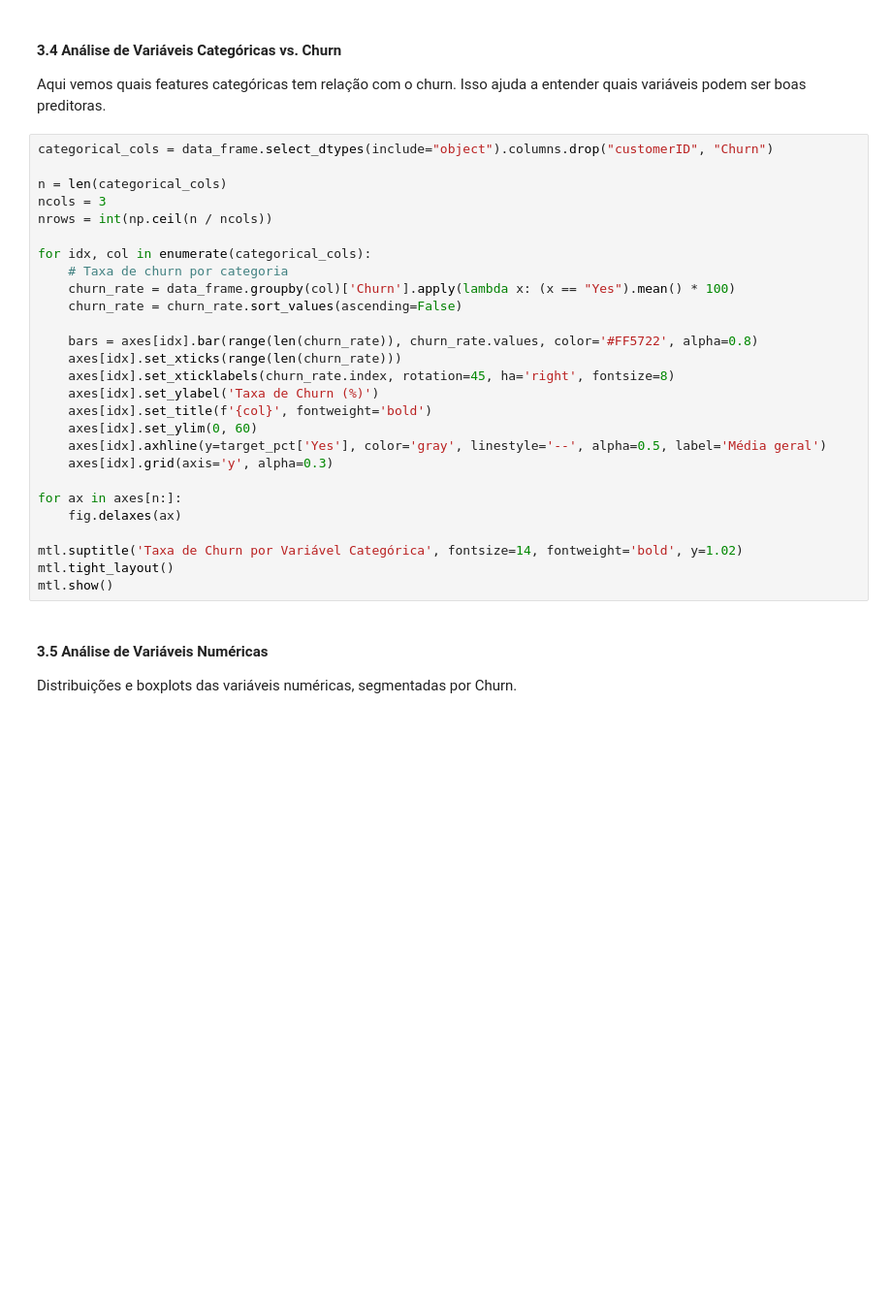
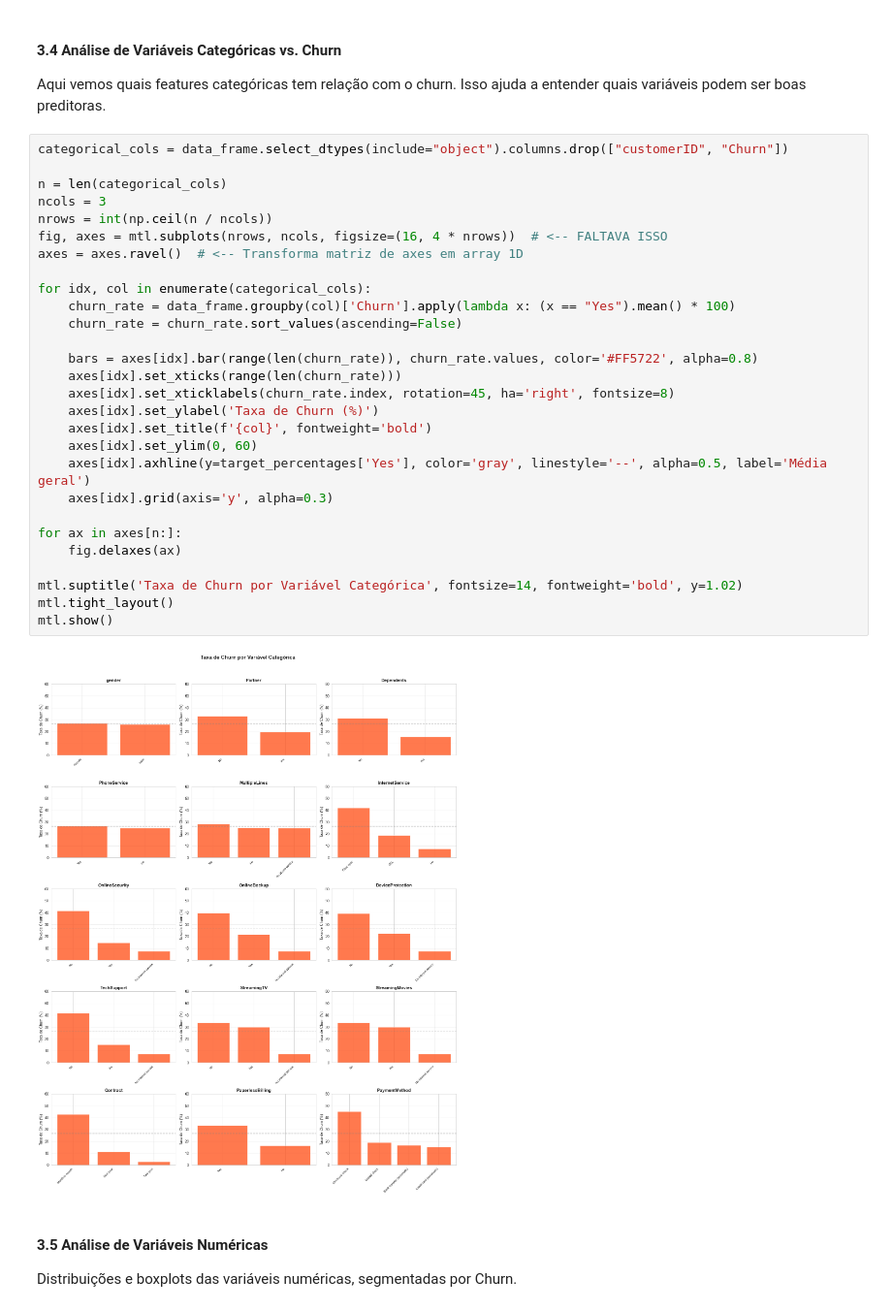
Before and after one commit to mateusValentim6D76/ml-engineering-churn-prediction, a Jupyter notebook: notebooks/01_eda_baseline.ipynb, the cells around one changed output. Shown at 97% size. Cells and saved outputs as stored; diff of their text form; blank space fills up the shorter version.

```diff
--- a/notebooks/01_eda_baseline.ipynb
+++ b/notebooks/01_eda_baseline.ipynb
@@ -298,32 +309,35 @@ print("Unbalanced dataset (~26% churn). We need to use metrics beyond accuracy."
 
 Aqui vemos quais features categóricas tem relação com o churn. Isso ajuda a entender quais variáveis podem ser boas preditoras.
 # %%
-categorical_cols = data_frame.select_dtypes(include="object").columns.drop("customerID", "Churn")
+categorical_cols = data_frame.select_dtypes(include="object").columns.drop(["customerID", "Churn"])
 
 n = len(categorical_cols)
 ncols = 3
 nrows = int(np.ceil(n / ncols))
+fig, axes = mtl.subplots(nrows, ncols, figsize=(16, 4 * nrows))  # <-- FALTAVA ISSO
+axes = axes.ravel()  # <-- Transforma matriz de axes em array 1D
 
 for idx, col in enumerate(categorical_cols):
-    # Taxa de churn por categoria
     churn_rate = data_frame.groupby(col)['Churn'].apply(lambda x: (x == "Yes").mean() * 100)
     churn_rate = churn_rate.sort_values(ascending=False)
 
     bars = axes[idx].bar(range(len(churn_rate)), churn_rate.values, color='#FF5722', alpha=0.8)
     axes[idx].set_xticks(range(len(churn_rate)))
     axes[idx].set_xticklabels(churn_rate.index, rotation=45, ha='right', fontsize=8)
     axes[idx].set_ylabel('Taxa de Churn (%)')
     axes[idx].set_title(f'{col}', fontweight='bold')
     axes[idx].set_ylim(0, 60)
-    axes[idx].axhline(y=target_pct['Yes'], color='gray', linestyle='--', alpha=0.5, label='Média geral')
+    axes[idx].axhline(y=target_percentages['Yes'], color='gray', linestyle='--', alpha=0.5, label='Média geral')
     axes[idx].grid(axis='y', alpha=0.3)
 
 for ax in axes[n:]:
     fig.delaxes(ax)
 
 mtl.suptitle('Taxa de Churn por Variável Categórica', fontsize=14, fontweight='bold', y=1.02)
 mtl.tight_layout()
 mtl.show()
+# %% [output]
+[figure, added]
 # %% [markdown]
 #### 3.5 Análise de Variáveis Numéricas
 
```
Also changed, not shown: parts of 16 cells of this notebook.
